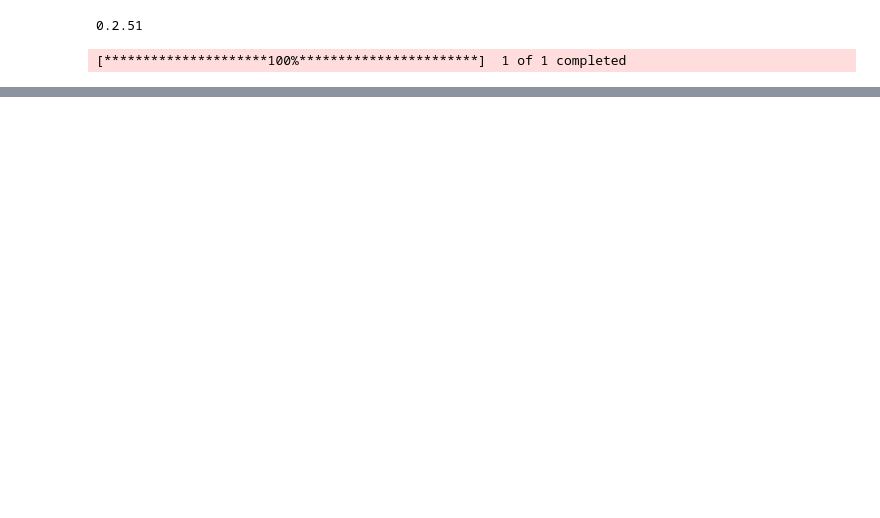
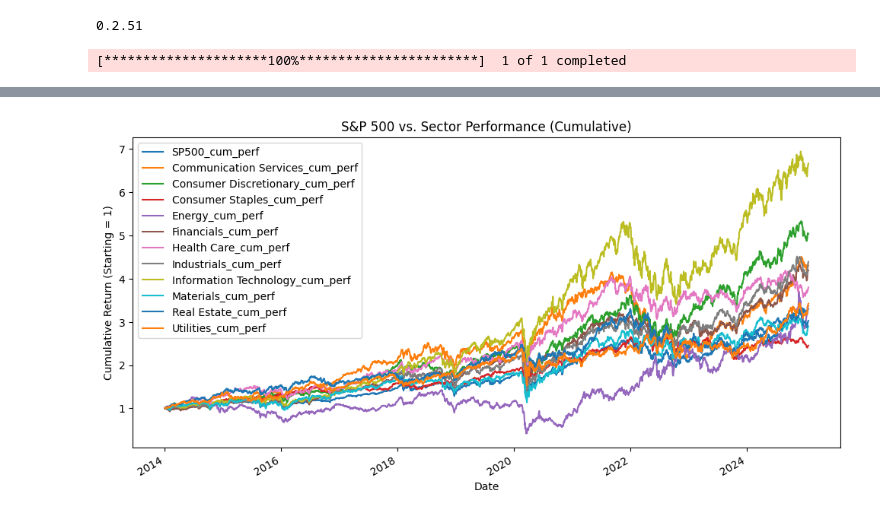
Before and after one commit to casperpriem05/data, a Jupyter notebook: yfinance.ipynb, the cells around one changed output, grey strips where cells are left out. Cells and saved outputs as stored; diff of their text form; code cells hidden in the pictures; blank space fills up the shorter version.

```diff
--- a/yfinance.ipynb
+++ b/yfinance.ipynb
@@ -113,0 +144,4 @@ See the caveats in the documentation: https://pandas.pydata.org/pandas-docs/stab
+# %%
+df = df.reset_index()
+# %%
+df.rename(columns={'Date_': 'Date'}, inplace=True)
@@ -114 +164,8 @@ See the caveats in the documentation: https://pandas.pydata.org/pandas-docs/stab
+# %%
+df = df.merge(
+    pivot_change,
+    how='left',
+    left_on='Date',
+    right_on='Date'
+)
 # %%
@@ -181,0 +191,34 @@ Date                                                    ...
+# %%
+#  Compute the S&P 500 daily returns from its Close column
+#    (assuming your S&P column is e.g. "Close_^GSPC")
+df['SP500_return'] = df['Close_^GSPC'].pct_change()
+
+# Create a cumulative performance series for the S&P
+#    Starting from 1.0, multiply by (1 + daily_return) each day
+df['SP500_cum_perf'] = (1 + df['SP500_return']).cumprod()
+sector_cols = [
+    "Communication Services",
+    "Consumer Discretionary",
+    "Consumer Staples",
+    "Energy",
+    "Financials",
+    "Health Care",
+    "Industrials",
+    "Information Technology",
+    "Materials",
+    "Real Estate",
+    "Utilities"
+]
+
+for sector in sector_cols:
+    df[f'{sector}_cum_perf'] = (1 + df[sector]).cumprod()
+
+df.set_index('Date', inplace=True)
+plot_cols = ['SP500_cum_perf'] + [f'{col}_cum_perf' for col in sector_cols]
+df[plot_cols].plot(figsize=(12, 6))
+plt.grid(color='lightgrey', linestyle='--', linewidth=0.5)
+plt.title("S&P 500 vs. Sector Performance (Cumulative)")
+plt.ylabel("Cumulative Return (Starting = 1)")
+plt.show()
+# %% [output]
+[figure, added]
```
Also changed, not shown: parts of 12 cells of this notebook, 1 other file.
